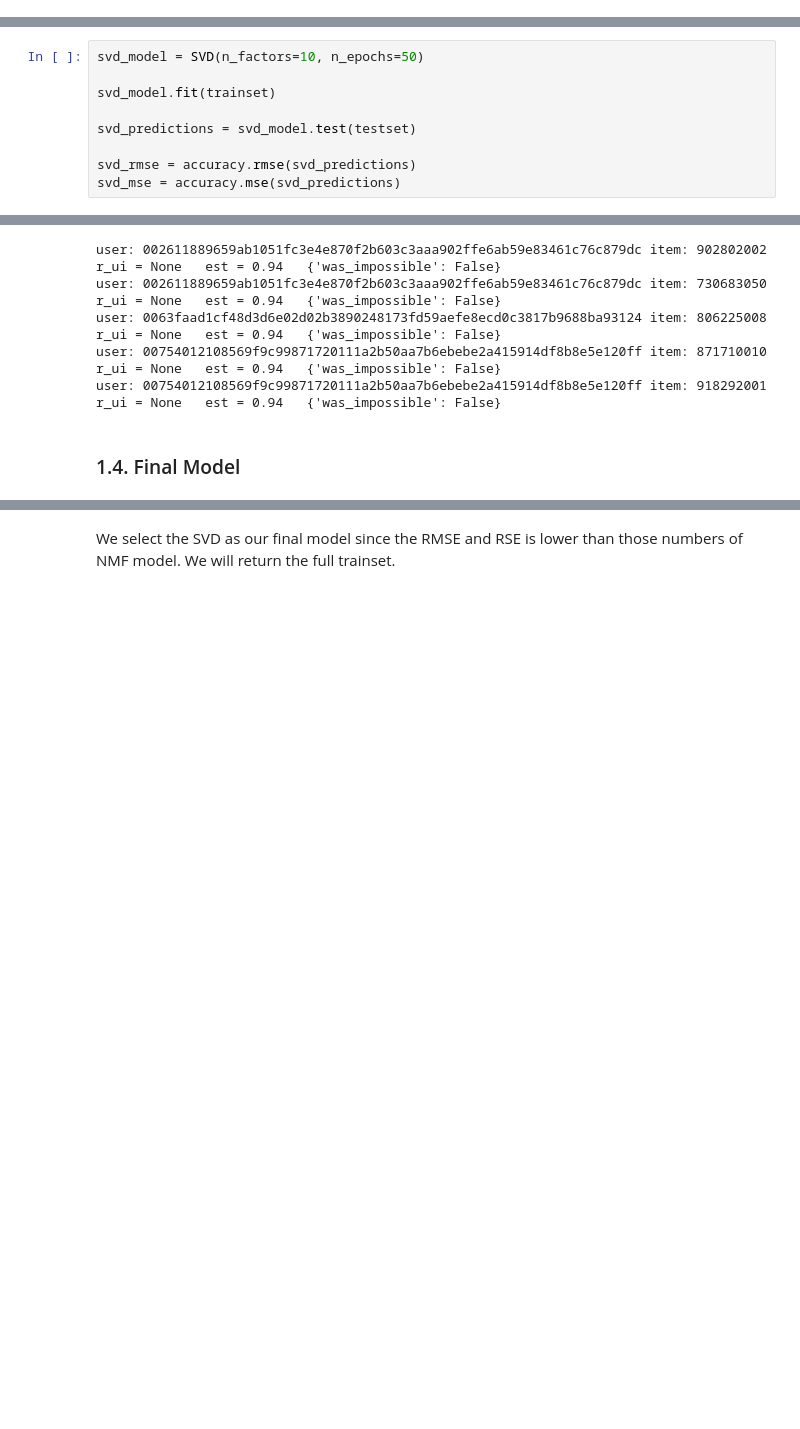
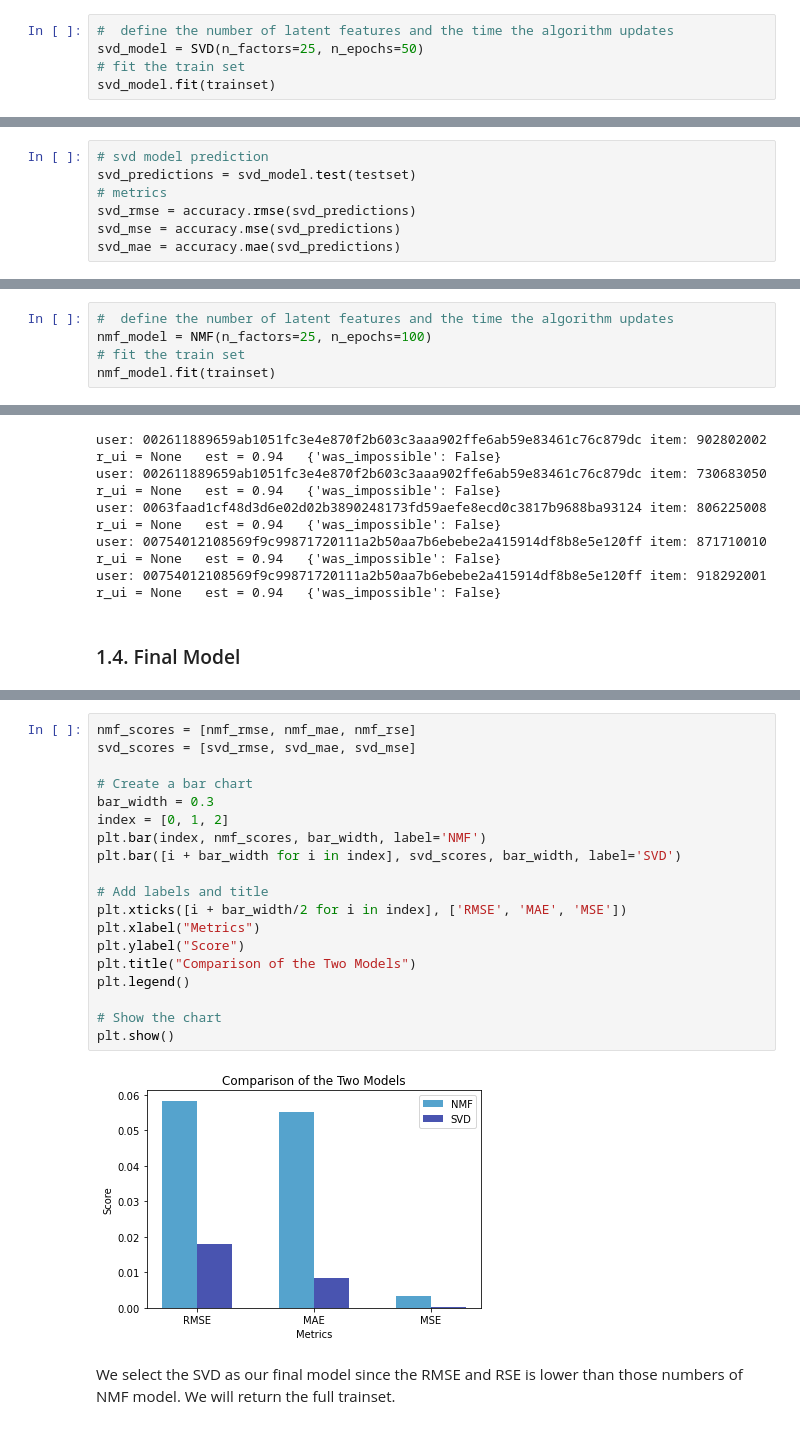
Before and after one commit to GiangNguyenn/FinalAssignmentGroup03, a Jupyter notebook: refactor_asm_3.ipynb, the cells around one changed output, grey strips where cells are left out. Saved outputs shown, nothing was run; the diff lists cells and outputs as text; blank space fills up the shorter version.

Commit message:
baovo: add content & model comparisions

```diff
--- a/refactor_asm_3.ipynb
+++ b/refactor_asm_3.ipynb
@@ -945,0 +975,5 @@ trainset
+# %%
+#  define the number of latent features and the time the algorithm updates
+svd_model = SVD(n_factors=25, n_epochs=50)
+# fit the train set
+svd_model.fit(trainset)
@@ -946,10 +982,8 @@ trainset
 # %%
-svd_model = SVD(n_factors=10, n_epochs=50)
-
-svd_model.fit(trainset)
-
+# svd model prediction
 svd_predictions = svd_model.test(testset)
-
+# metrics
 svd_rmse = accuracy.rmse(svd_predictions)
 svd_mse = accuracy.mse(svd_predictions)
+svd_mae = accuracy.mae(svd_predictions)
 # %% [output]
@@ -973,0 +1019,5 @@ user: 00754012108569f9c99871720111a2b50aa7b6ebebe2a415914df8b8e5e120ff item: 918
+# %%
+#  define the number of latent features and the time the algorithm updates
+nmf_model = NMF(n_factors=25, n_epochs=100)
+# fit the train set
+nmf_model.fit(trainset)
@@ -1007,3 +1076,24 @@ user: 00754012108569f9c99871720111a2b50aa7b6ebebe2a415914df8b8e5e120ff item: 918
+# %%
+nmf_scores = [nmf_rmse, nmf_mae, nmf_rse]
+svd_scores = [svd_rmse, svd_mae, svd_mse]
+
+# Create a bar chart
+bar_width = 0.3
+index = [0, 1, 2]
+plt.bar(index, nmf_scores, bar_width, label='NMF')
+plt.bar([i + bar_width for i in index], svd_scores, bar_width, label='SVD')
+
+# Add labels and title
+plt.xticks([i + bar_width/2 for i in index], ['RMSE', 'MAE', 'MSE'])
+plt.xlabel("Metrics")
+plt.ylabel("Score")
+plt.title("Comparison of the Two Models")
+plt.legend()
+
+# Show the chart
+plt.show()
+# %% [output]
+[figure, added]
 # %% [markdown]
 We select the SVD as our final model since the RMSE and RSE is lower than those numbers of NMF model.
 We will return the full trainset.
```
Also changed, not shown: parts of 58 cells of this notebook.
